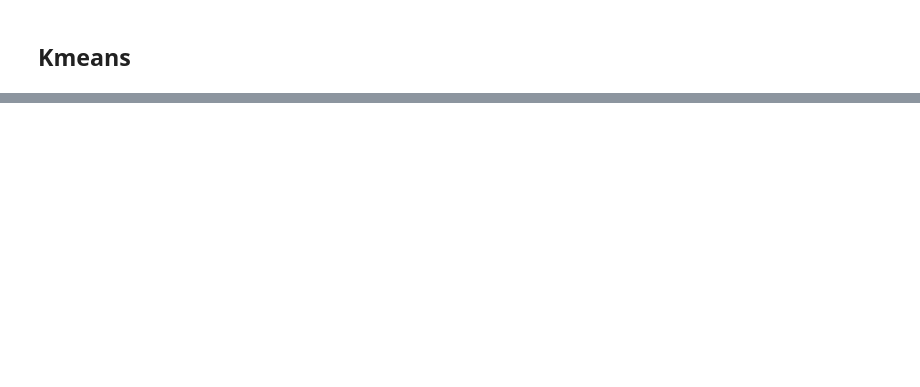
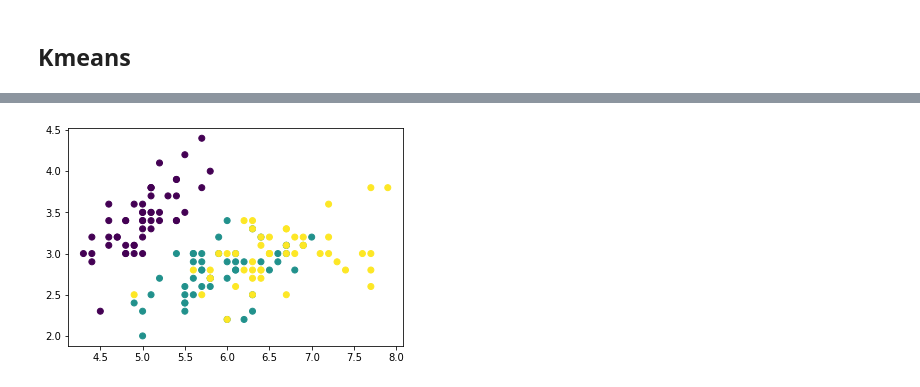
Before and after one commit to mahdialipoo/AI_project6, a Jupyter notebook: evcluster.ipynb, the cells around one changed output, grey strips where cells are left out. Cells and saved outputs as stored; diff of their text form; code cells hidden in the pictures; blank space fills up the shorter version.

```diff
--- a/evcluster.ipynb
+++ b/evcluster.ipynb
@@ -15,6 +16,7 @@ from sklearn.cluster import KMeans
 # %%
 data=load_iris()
 X=data['data']
+y=data['target']
 # %% [markdown]
 ### function of GA
 
@@ -134,0 +137,5 @@ fitness(X,y_kmeans)
+# %%
+plt.scatter(X[:,0],X[:,1],c=y)
+plt.savefig('./report/img/scatter-real.jpg')
+# %% [output]
+[figure, added]
```
Also changed, not shown: parts of 7 cells of this notebook.
